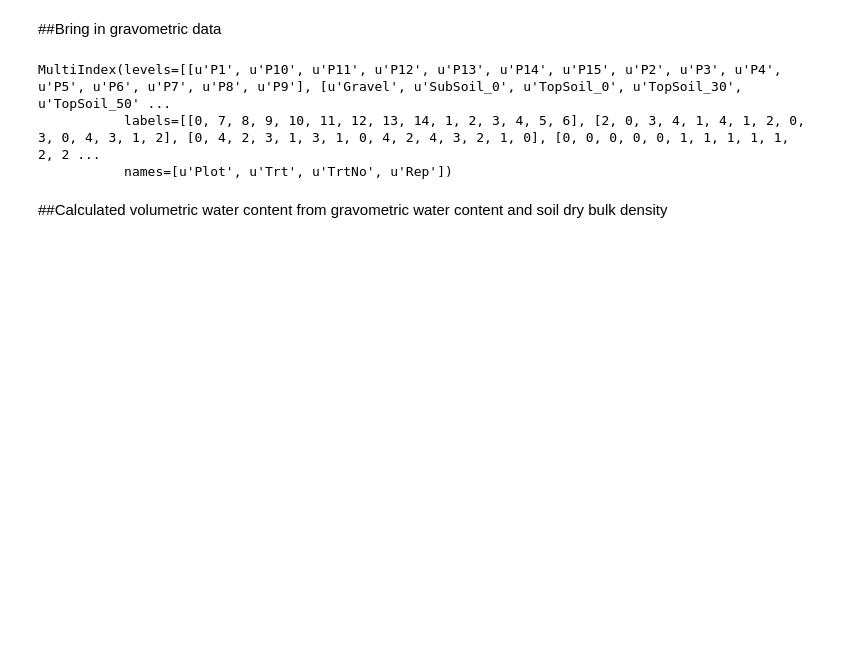
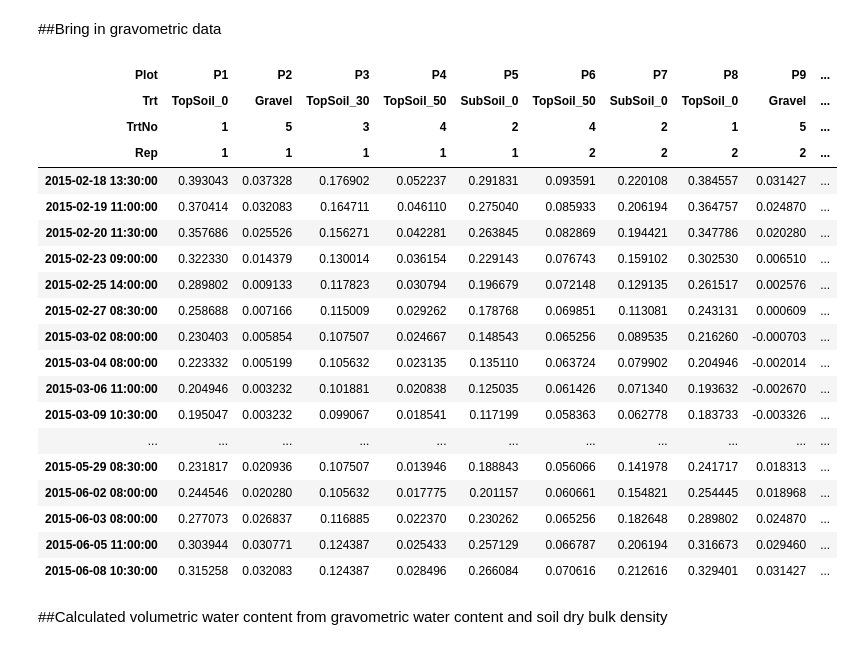
Before and after one commit to HamishBrownPFR/StonySoilLysimeters, a Jupyter notebook: Calibration/CS650Calibration.ipynb, the cells around one changed output. Drawn from its saved outputs; the diff is of its cells as text; code cells hidden in the pictures; blank space fills up the shorter version.

```diff
--- a/Calibration/CS650Calibration.ipynb
+++ b/Calibration/CS650Calibration.ipynb
@@ -72,11 +72,28 @@ DBD = pd.read_excel('C:\GitHubRepos\StonySoilLysimeters\Calibration\SoilWeightDa
 DBD.set_index('Plot', inplace=True)
 DBDData = DBD.transpose()  #Soil Dry Bulk Density Data frame
 # %%
-GWCData.columns
+GWCData
 # %% [output]
-MultiIndex(levels=[[u'P1', u'P10', u'P11', u'P12', u'P13', u'P14', u'P15', u'P2', u'P3', u'P4', u'P5', u'P6', u'P7', u'P8', u'P9'], [u'Gravel', u'SubSoil_0', u'TopSoil_0', u'TopSoil_30', u'TopSoil_50' ...
-           labels=[[0, 7, 8, 9, 10, 11, 12, 13, 14, 1, 2, 3, 4, 5, 6], [2, 0, 3, 4, 1, 4, 1, 2, 0, 3, 0, 4, 3, 1, 2], [0, 4, 2, 3, 1, 3, 1, 0, 4, 2, 4, 3, 2, 1, 0], [0, 0, 0, 0, 0, 1, 1, 1, 1, 1, 2, 2 ...
-           names=[u'Plot', u'Trt', u'TrtNo', u'Rep'])
+| Plot | P1 | P2 | P3 | P4 | P5 | P6 | P7 | P8 | P9 | ... |
+| Trt | TopSoil_0 | Gravel | TopSoil_30 | TopSoil_50 | SubSoil_0 | TopSoil_50 | SubSoil_0 | TopSoil_0 | Gravel | ... |
+| TrtNo | 1 | 5 | 3 | 4 | 2 | 4 | 2 | 1 | 5 | ... |
+| Rep | 1 | 1 | 1 | 1 | 1 | 2 | 2 | 2 | 2 | ... |
+| 2015-02-18 13:30:00 | 0.393043 | 0.037328 | 0.176902 | 0.052237 | 0.291831 | 0.093591 | 0.220108 | 0.384557 | 0.031427 | ... |
+| 2015-02-19 11:00:00 | 0.370414 | 0.032083 | 0.164711 | 0.046110 | 0.275040 | 0.085933 | 0.206194 | 0.364757 | 0.024870 | ... |
+| 2015-02-20 11:30:00 | 0.357686 | 0.025526 | 0.156271 | 0.042281 | 0.263845 | 0.082869 | 0.194421 | 0.347786 | 0.020280 | ... |
+| 2015-02-23 09:00:00 | 0.322330 | 0.014379 | 0.130014 | 0.036154 | 0.229143 | 0.076743 | 0.159102 | 0.302530 | 0.006510 | ... |
+| 2015-02-25 14:00:00 | 0.289802 | 0.009133 | 0.117823 | 0.030794 | 0.196679 | 0.072148 | 0.129135 | 0.261517 | 0.002576 | ... |
+| 2015-02-27 08:30:00 | 0.258688 | 0.007166 | 0.115009 | 0.029262 | 0.178768 | 0.069851 | 0.113081 | 0.243131 | 0.000609 | ... |
+| 2015-03-02 08:00:00 | 0.230403 | 0.005854 | 0.107507 | 0.024667 | 0.148543 | 0.065256 | 0.089535 | 0.216260 | -0.000703 | ... |
+| 2015-03-04 08:00:00 | 0.223332 | 0.005199 | 0.105632 | 0.023135 | 0.135110 | 0.063724 | 0.079902 | 0.204946 | -0.002014 | ... |
+| 2015-03-06 11:00:00 | 0.204946 | 0.003232 | 0.101881 | 0.020838 | 0.125035 | 0.061426 | 0.071340 | 0.193632 | -0.002670 | ... |
+| 2015-03-09 10:30:00 | 0.195047 | 0.003232 | 0.099067 | 0.018541 | 0.117199 | 0.058363 | 0.062778 | 0.183733 | -0.003326 | ... |
+| ... | ... | ... | ... | ... | ... | ... | ... | ... | ... | ... |
+| 2015-05-29 08:30:00 | 0.231817 | 0.020936 | 0.107507 | 0.013946 | 0.188843 | 0.056066 | 0.141978 | 0.241717 | 0.018313 | ... |
+| 2015-06-02 08:00:00 | 0.244546 | 0.020280 | 0.105632 | 0.017775 | 0.201157 | 0.060661 | 0.154821 | 0.254445 | 0.018968 | ... |
+| 2015-06-03 08:00:00 | 0.277073 | 0.026837 | 0.116885 | 0.022370 | 0.230262 | 0.065256 | 0.182648 | 0.289802 | 0.024870 | ... |
+| 2015-06-05 11:00:00 | 0.303944 | 0.030771 | 0.124387 | 0.025433 | 0.257129 | 0.066787 | 0.206194 | 0.316673 | 0.029460 | ... |
+| 2015-06-08 10:30:00 | 0.315258 | 0.032083 | 0.124387 | 0.028496 | 0.266084 | 0.070616 | 0.212616 | 0.329401 | 0.031427 | ... |
 # %% [markdown]
 ##Calculated volumetric water content from gravometric water content and soil dry bulk density
 # %%
```
Also changed, not shown: parts of 11 cells of this notebook, 5 other files.
